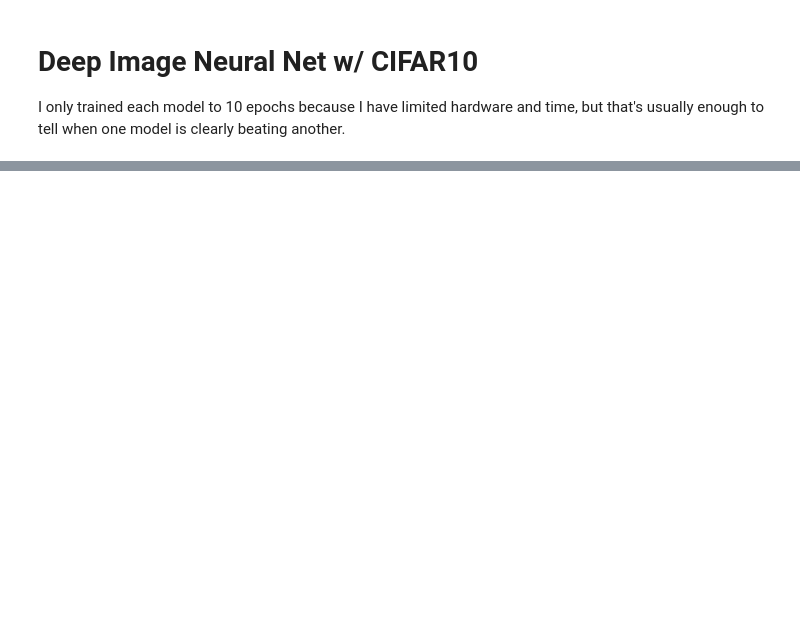
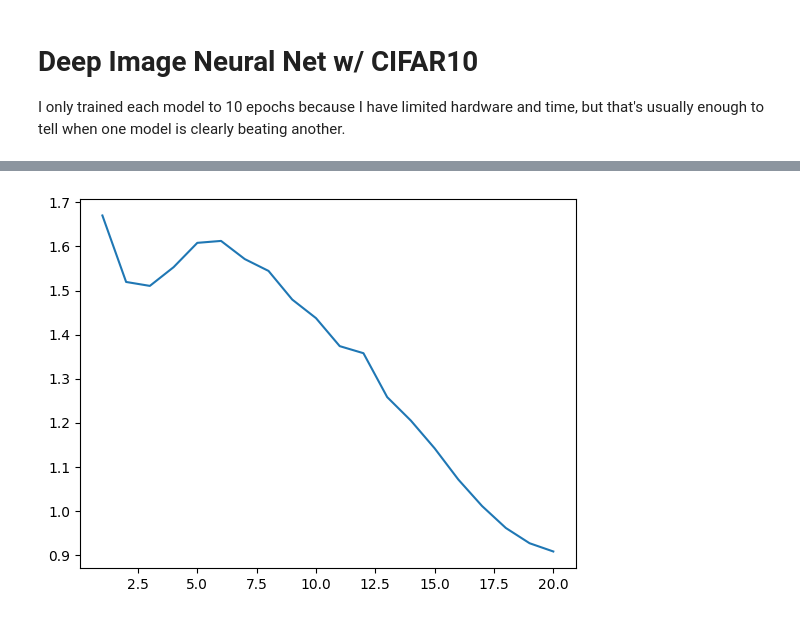
Before and after one commit to willhar/MLNotes, a Jupyter notebook: exercises/DeepImageNN.ipynb, the cells around one changed output, grey strips where cells are left out. Saved outputs shown, nothing was run; the diff lists cells and outputs as text; code cells hidden in the pictures; blank space fills up the shorter version.

```diff
--- a/exercises/DeepImageNN.ipynb
+++ b/exercises/DeepImageNN.ipynb
@@ -253,0 +254,53 @@ Model 3a Accuracy: 0.3664
+# %%
+# Adding 1cycle scheduling to model 3
+
+model3c = nn.Sequential(
+    nn.Flatten(),
+    nn.Linear(3*32*32, 100), nn.SELU(),
+    nn.Linear(100,100), nn.SELU(),
+    nn.Linear(100,100), nn.SELU(),
+    nn.Linear(100,100), nn.SELU(),
+    nn.Linear(100,100), nn.SELU(),
+    nn.Linear(100,10)
+)
+for idx, module in model3.named_modules():
+    if isinstance(module, nn.Linear):
+        nn.init.normal_(module.weight, std=1.0/np.sqrt(module.weight.size(1)))
+        nn.init.zeros_(module.bias)
+
+all_imgs = torch.stack([img for img, _ in train_data])
+mean = all_imgs.mean()
+std = all_imgs.std()
+imgs_normalized = (all_imgs - mean) / std
+labels = torch.tensor([lab for img, lab in train_data])
+train_data_normalized = torch.utils.data.TensorDataset(imgs_normalized, labels)
+
+def train(model, optimizer, scheduler, criterion, train_loader, n_epochs):
+    model.train()
+    loss_epochs = []
+    for epoch in range(1, n_epochs+1):
+        total_loss = 0.0
+        for X_batch, y_batch in train_loader:
+            X_batch = X_batch.to(device)
+            y_batch = y_batch.to(device)
+            y_pred = model(X_batch)
+            loss = criterion(y_pred, y_batch)
+            loss.backward()
+            total_loss+=loss.item()
+            optimizer.step()
+            optimizer.zero_grad()
+            scheduler.step()
+        loss_epochs.append((epoch, total_loss/len(train_loader)))
+    return loss_epochs
+
+model3c.to(device)
+n_epochs = 20
+optimizer = torch.optim.NAdam(model3c.parameters(), lr=1e-3)
+scheduler = torch.optim.lr_scheduler.OneCycleLR(optimizer, max_lr=.005, total_steps=n_epochs*len(train_loader))
+xentropy = nn.CrossEntropyLoss()
+train_loader = torch.utils.data.DataLoader(train_data_normalized, batch_size=32, shuffle=True)
+losses = train(model3c, optimizer, scheduler, xentropy, train_loader, n_epochs)
+plt.plot([x[0] for x in losses], [x[1] for x in losses])
+plt.show()
+# %% [output]
+[figure, added]
```
Also changed, not shown: parts of 13 cells of this notebook, 2 other files.
